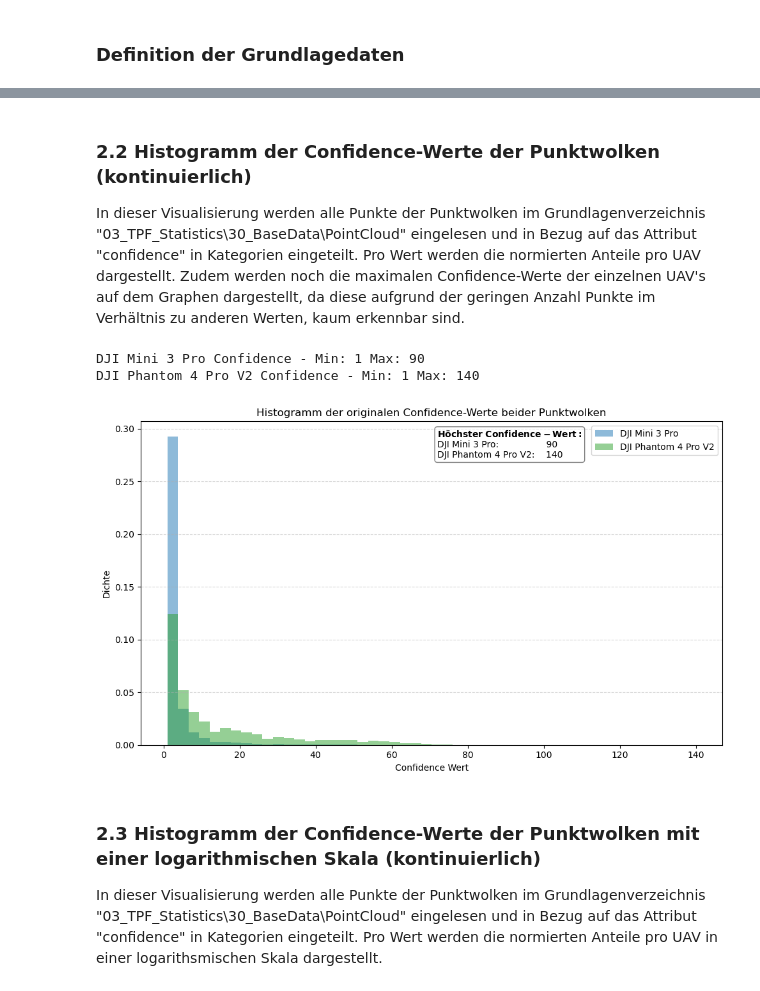
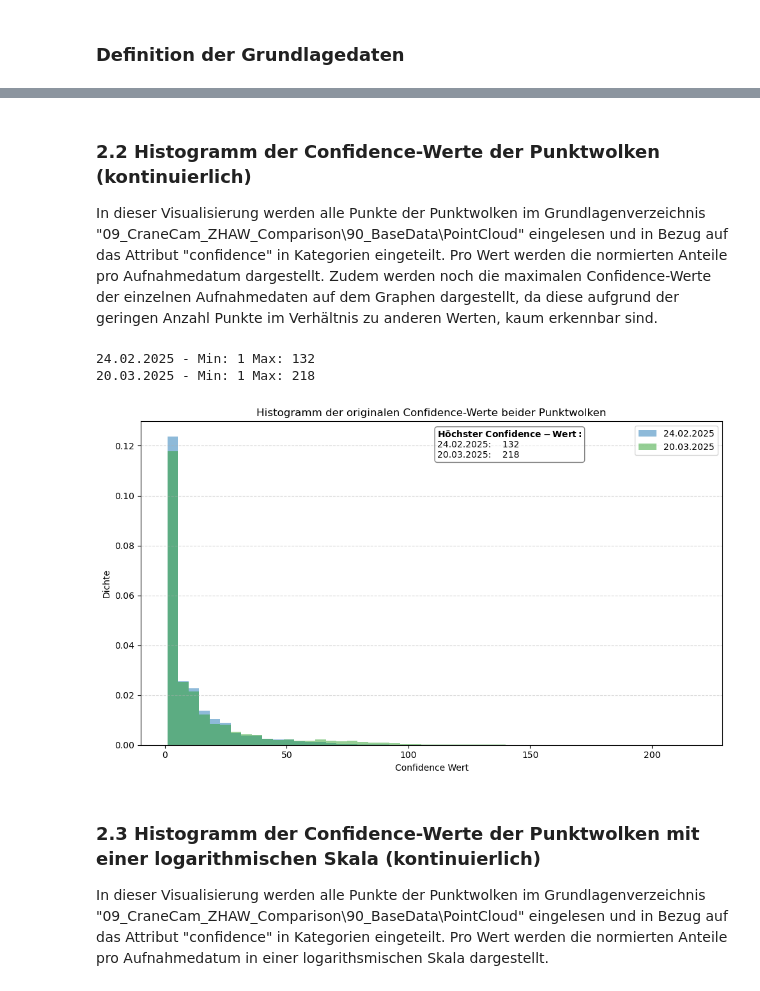
Before and after one commit to naamp/BTh11_Trieblaengenwachstum, a Jupyter notebook: 09_CraneCam_ZHAW_Comparison/09_B_CraneCam_ZHAW_Comparison_PointCloud_Confidence.ipynb, the cells around one changed output, grey strips where cells are left out. Cells and saved outputs as stored; diff of their text form; code cells hidden in the pictures.

```diff
--- a/09_CraneCam_ZHAW_Comparison/09_B_CraneCam_ZHAW_Comparison_PointCloud_Confidence.ipynb
+++ b/09_CraneCam_ZHAW_Comparison/09_B_CraneCam_ZHAW_Comparison_PointCloud_Confidence.ipynb
@@ -102,17 +102,17 @@ plt.show()
 # %% [markdown]
 ### 2.2 Histogramm der Confidence-Werte der Punktwolken (kontinuierlich)
-In dieser Visualisierung werden alle Punkte der Punktwolken im Grundlagenverzeichnis "03_TPF_Statistics\30_BaseData\PointCloud" eingelesen und in Bezug auf das Attribut "confidence" in Kategorien eingeteilt. Pro Wert werden die normierten Anteile pro UAV dargestellt.
-Zudem werden noch die maximalen Confidence-Werte der einzelnen UAV's auf dem Graphen dargestellt, da diese aufgrund der geringen Anzahl Punkte im Verhältnis zu anderen Werten, kaum erkennbar sind.
+In dieser Visualisierung werden alle Punkte der Punktwolken im Grundlagenverzeichnis "09_CraneCam_ZHAW_Comparison\90_BaseData\PointCloud" eingelesen und in Bezug auf das Attribut "confidence" in Kategorien eingeteilt. Pro Wert werden die normierten Anteile pro Aufnahmedatum dargestellt.
+Zudem werden noch die maximalen Confidence-Werte der einzelnen Aufnahmedaten auf dem Graphen dargestellt, da diese aufgrund der geringen Anzahl Punkte im Verhältnis zu anderen Werten, kaum erkennbar sind.
 # %%
 # Pfade zu den beiden Punktwolken (LAS-Dateien)
-djiphantom4prov2 = "D:\\BTh11_Asuwertung_PC\\fhnw_code\\BTh11_Trieblaengenwachstum\\06_UAV_Comparison\\60_BaseData\\PointCloud\\20250324_DJIPhantom4ProV2_Kirsche_clipped.las"
-djimini3pro = "D:\\BTh11_Asuwertung_PC\\fhnw_code\\BTh11_Trieblaengenwachstum\\06_UAV_Comparison\\60_BaseData\\PointCloud\\20250326_DJIMini3Pro_Kirsche_clipped.las"
+CraneCamZHAW20250224 = "D:\\BTh11_Asuwertung_PC\\fhnw_code\\BTh11_Trieblaengenwachstum\\09_CraneCam_ZHAW_Comparison\\90_BaseData\\PointCloud\\20250224_CraneCam_ZHAW_clipped.las"
+CraneCamZHAW20250320 = "D:\\BTh11_Asuwertung_PC\\fhnw_code\\BTh11_Trieblaengenwachstum\\09_CraneCam_ZHAW_Comparison\\90_BaseData\\PointCloud\\20250320_CraneCam_ZHAW_clipped.las"
 
 # Dateien prüfen
-if not os.path.exists(djimini3pro):
-    raise FileNotFoundError(f"Datei nicht gefunden: {djimini3pro}")
-if not os.path.exists(djiphantom4prov2):
-    raise FileNotFoundError(f"Datei nicht gefunden: {djiphantom4prov2}")
+if not os.path.exists(CraneCamZHAW20250224):
+    raise FileNotFoundError(f"Datei nicht gefunden: {CraneCamZHAW20250224}")
+if not os.path.exists(CraneCamZHAW20250320):
+    raise FileNotFoundError(f"Datei nicht gefunden: {CraneCamZHAW20250320}")
 
 # Funktion, um die Confidence-Werte aus einer LAS-Datei zu extrahieren
 def get_confidence_values(file_path):
@@ -122,52 +122,52 @@ def get_confidence_values(file_path):
     return las['confidence']
 
 # Confidence-Werte für beide Punktwolken extrahieren
-djimini3pro_confidence = get_confidence_values(djimini3pro)
-djiphantom4prov2_confidence = get_confidence_values(djiphantom4prov2)
+CraneCamZHAW20250224_confidence = get_confidence_values(CraneCamZHAW20250224)
+CraneCamZHAW20250320_confidence = get_confidence_values(CraneCamZHAW20250320)
 
 # Bestimme die minimalen und maximalen Confidence-Werte für jede Punktwolke
-min_conf1, max_conf1 = np.min(djimini3pro_confidence), np.max(djimini3pro_confidence)
-min_conf2, max_conf2 = np.min(djiphantom4prov2_confidence), np.max(djiphantom4prov2_confidence)
+min_conf1, max_conf1 = np.min(CraneCamZHAW20250224_confidence), np.max(CraneCamZHAW20250224_confidence)
+min_conf2, max_conf2 = np.min(CraneCamZHAW20250320_confidence), np.max(CraneCamZHAW20250320_confidence)
 
 # Ausgabe der Werte in der Konsole
-print("DJI Mini 3 Pro Confidence - Min:", min_conf1, "Max:", max_conf1)
-print("DJI Phantom 4 Pro V2 Confidence - Min:", min_conf2, "Max:", max_conf2)
+print("24.02.2025 - Min:", min_conf1, "Max:", max_conf1)
+print("20.03.2025 - Min:", min_conf2, "Max:", max_conf2)
 
 # Optional: Bestimme den gemeinsamen Wertebereich für ein einheitliches Binning
 min_conf = min(min_conf1, min_conf2)
 max_conf = max(max_conf1, max_conf2)
 bins = np.linspace(min_conf, max_conf, 51)  # 50 Bins
 
 # Plot vorbereiten: Histogramm der originalen Confidence-Werte
 fig, ax = plt.subplots(figsize=(10, 6))
 
-ax.hist(djimini3pro_confidence, bins=bins, density=True, alpha=0.5, label="DJI Mini 3 Pro", color="#1f77b4")
-ax.hist(djiphantom4prov2_confidence, bins=bins, density=True, alpha=0.5, label="DJI Phantom 4 Pro V2", color="#2ca02c")
+ax.hist(CraneCamZHAW20250224_confidence, bins=bins, density=True, alpha=0.5, label="24.02.2025", color="#1f77b4")
+ax.hist(CraneCamZHAW20250320_confidence, bins=bins, density=True, alpha=0.5, label="20.03.2025", color="#2ca02c")
 
 ax.set_xlabel("Confidence Wert")
 ax.set_ylabel("Dichte")
 ax.set_title("Histogramm der originalen Confidence-Werte beider Punktwolken")
 ax.legend(loc="upper right")
 ax.grid(axis="y", linestyle="--", alpha=0.5)
 
 # Textbox mit den min/max-Werten in die Grafik einfügen (oben links)
 textstr = (
     r"$\mathbf{Höchster\ Confidence-Wert:}$" "\n"
-    f"DJI Mini 3 Pro:                 {max_conf1:.0f}\n"
-    f"DJI Phantom 4 Pro V2:    {max_conf2:.0f}"
+    f"24.02.2025:    {max_conf1:.0f}\n"
+    f"20.03.2025:    {max_conf2:.0f}"
 )
 props = dict(boxstyle="round", facecolor="white", alpha=0.5)
 ax.text(0.51, 0.9752, textstr, transform=ax.transAxes, fontsize=10,
         verticalalignment="top", bbox=props)
 
 plt.tight_layout()
 plt.show()
 # %% [output]
-DJI Mini 3 Pro Confidence - Min: 1 Max: 90
-DJI Phantom 4 Pro V2 Confidence - Min: 1 Max: 140
+24.02.2025 - Min: 1 Max: 132
+20.03.2025 - Min: 1 Max: 218
-[figure, old version]
+[figure, new version]
 # %% [markdown]
 ### 2.3 Histogramm der Confidence-Werte der Punktwolken mit einer logarithmischen Skala (kontinuierlich)
-In dieser Visualisierung werden alle Punkte der Punktwolken im Grundlagenverzeichnis "03_TPF_Statistics\30_BaseData\PointCloud" eingelesen und in Bezug auf das Attribut "confidence" in Kategorien eingeteilt. Pro Wert werden die normierten Anteile pro UAV in einer logarithsmischen Skala dargestellt.
+In dieser Visualisierung werden alle Punkte der Punktwolken im Grundlagenverzeichnis "09_CraneCam_ZHAW_Comparison\90_BaseData\PointCloud" eingelesen und in Bezug auf das Attribut "confidence" in Kategorien eingeteilt. Pro Wert werden die normierten Anteile pro Aufnahmedatum in einer logarithsmischen Skala dargestellt.
 # %%
 # Pfade zu den beiden Punktwolken (LAS-Dateien)
```
Also changed, not shown: parts of 8 cells of this notebook, 2 other files.
